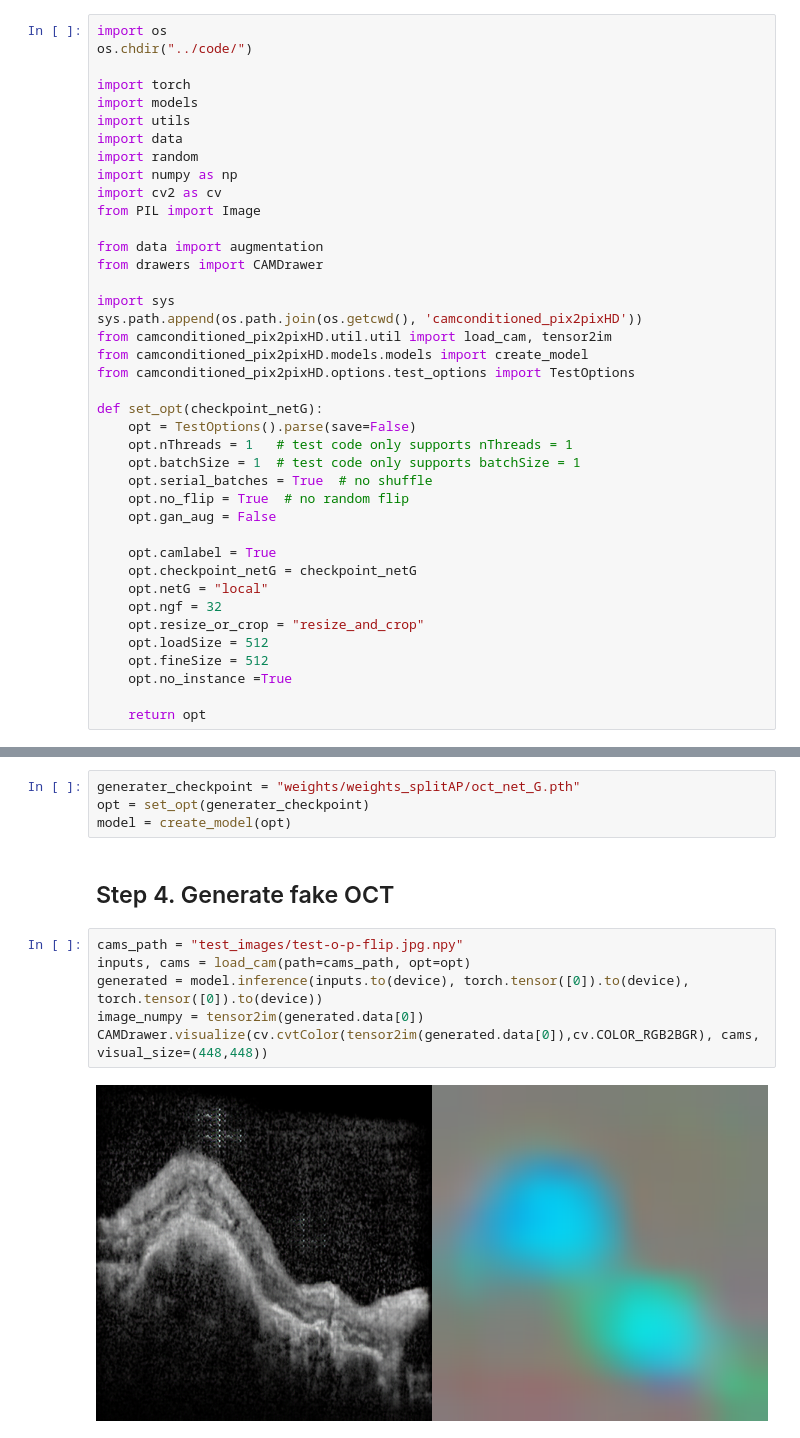
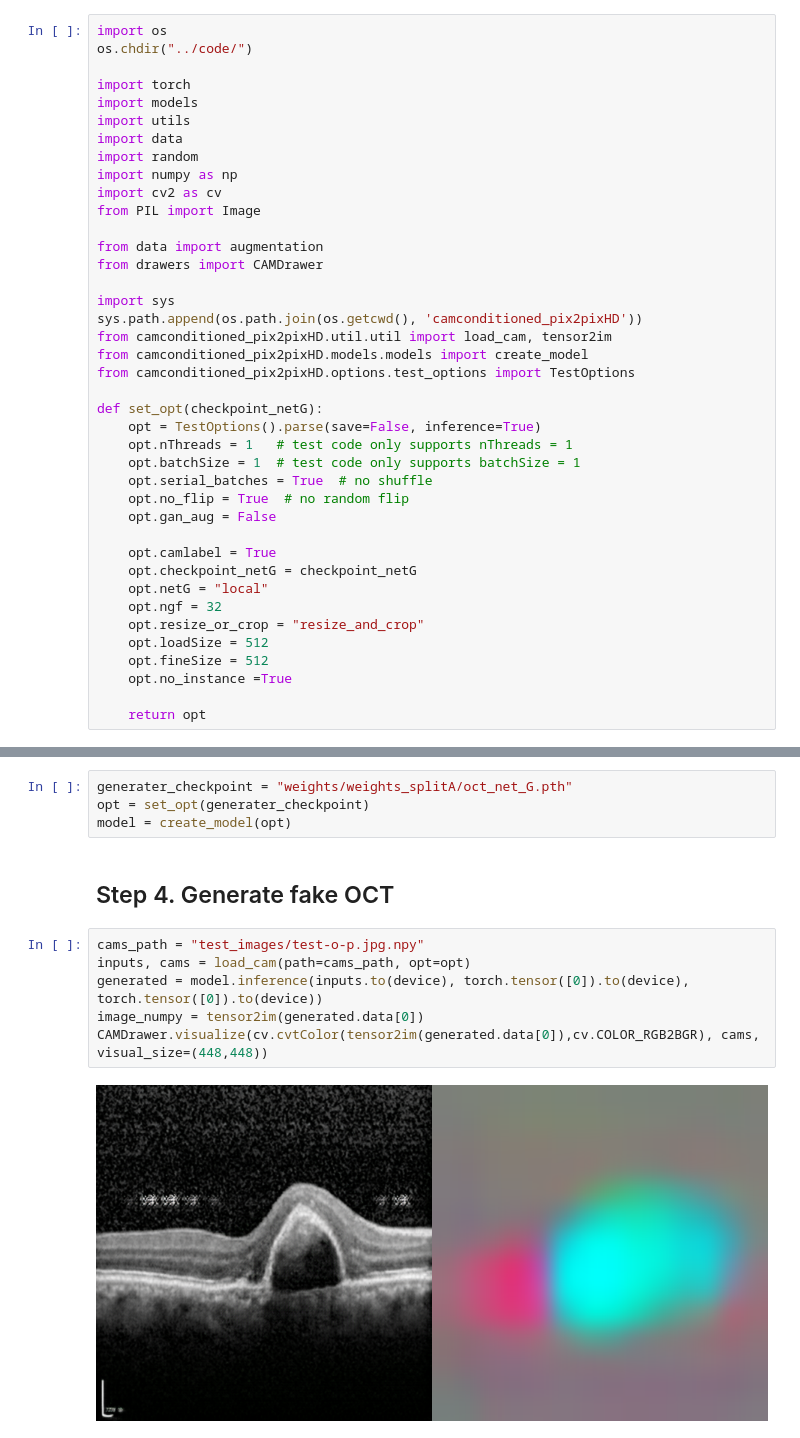
Before and after one commit to li-xirong/mmc-amd, a Jupyter notebook: notebooks/inference-and-synthesize-fake-images.ipynb, the cells around one changed output, grey strips where cells are left out. Saved outputs shown, nothing was run; the diff lists cells and outputs as text.

```diff
--- a/notebooks/inference-and-synthesize-fake-images.ipynb
+++ b/notebooks/inference-and-synthesize-fake-images.ipynb
@@ -33,7 +33,7 @@ from camconditioned_pix2pixHD.models.models import create_model
 from camconditioned_pix2pixHD.options.test_options import TestOptions
 
 def set_opt(checkpoint_netG):
-    opt = TestOptions().parse(save=False)
+    opt = TestOptions().parse(save=False, inference=True)
     opt.nThreads = 1   # test code only supports nThreads = 1
     opt.batchSize = 1  # test code only supports batchSize = 1
     opt.serial_batches = True  # no shuffle
@@ -141,16 +141,16 @@ CAMDrawer.sequence_visualize(raw_im, [cams, cams_flip, cams_move], visual_size=(
 # %% [markdown]
 ## Step 3. Load a trained OCT pix2pixHD
 # %%
-generater_checkpoint = "weights/weights_splitAP/oct_net_G.pth"
+generater_checkpoint = "weights/weights_splitA/oct_net_G.pth"
 opt = set_opt(generater_checkpoint)
 model = create_model(opt)
 # %% [markdown]
 ## Step 4. Generate fake OCT
 # %%
-cams_path = "test_images/test-o-p-flip.jpg.npy"
+cams_path = "test_images/test-o-p.jpg.npy"
 inputs, cams = load_cam(path=cams_path, opt=opt)
 generated = model.inference(inputs.to(device), torch.tensor([0]).to(device), torch.tensor([0]).to(device))
 image_numpy = tensor2im(generated.data[0])
 CAMDrawer.visualize(cv.cvtColor(tensor2im(generated.data[0]),cv.COLOR_RGB2BGR), cams, visual_size=(448,448))
 # %% [output]
-[figure, old version]
+[figure, new version]
```
Also changed, not shown: parts of 6 cells of this notebook, 1 other file.
